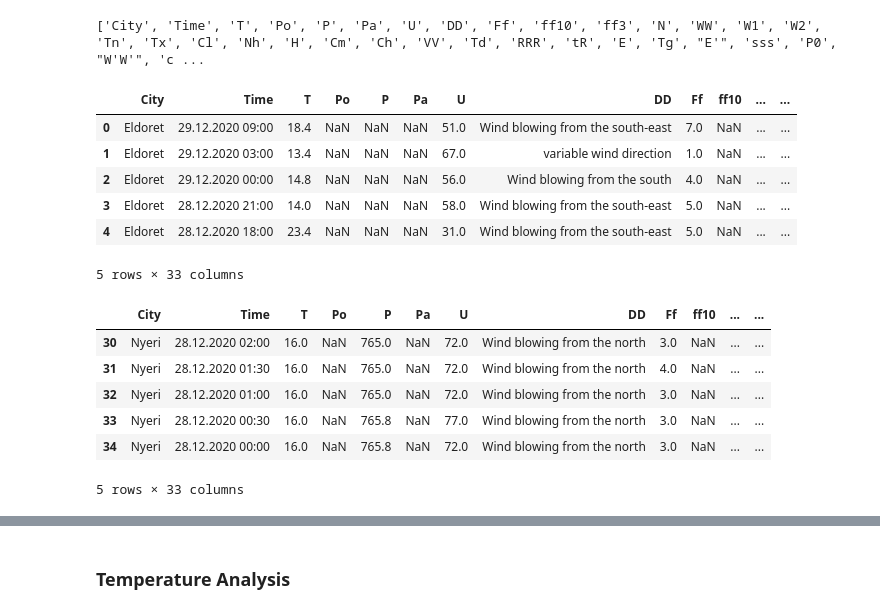
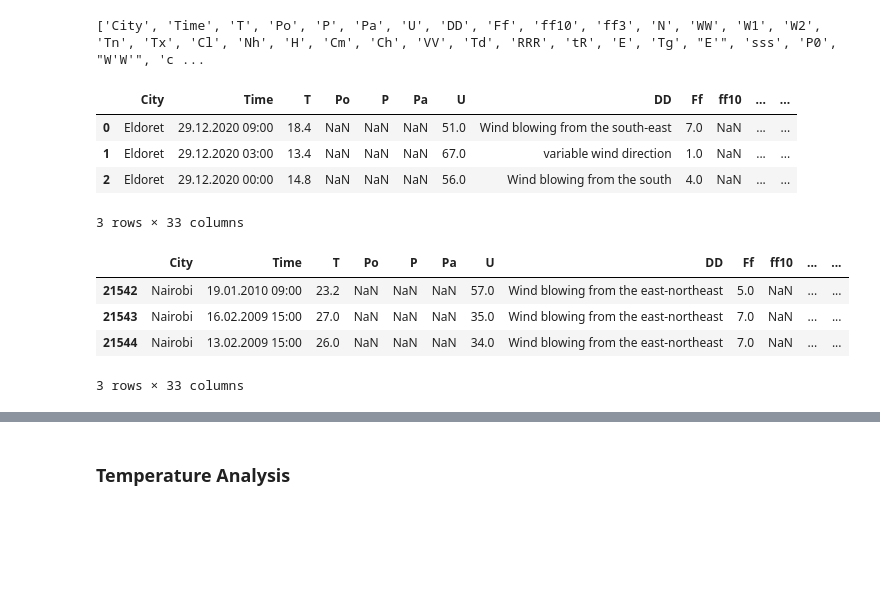
Before and after one commit to wkirui/Weather-Data-Analysis, a Jupyter notebook: Weather Scraper.ipynb, the cells around one changed output, grey strips where cells are left out. Saved outputs shown, nothing was run; the diff lists cells and outputs as text; code cells hidden in the pictures; blank space fills up the shorter version.

```diff
--- a/Weather Scraper.ipynb
+++ b/Weather Scraper.ipynb
@@ -64,26 +58,22 @@ print(cols)
 ['City', 'Time', 'T', 'Po', 'P', 'Pa', 'U', 'DD', 'Ff', 'ff10', 'ff3', 'N', 'WW', 'W1', 'W2', 'Tn', 'Tx', 'Cl', 'Nh', 'H', 'Cm', 'Ch', 'VV', 'Td', 'RRR', 'tR', 'E', 'Tg', "E'", 'sss', 'P0', "W'W'", 'c ...
 # %%
 # top rows
-data.head()
+data.head(3)
 # %% [output]
 |  | City | Time | T | Po | P | Pa | U | DD | Ff | ff10 | ... | ... |
 | 0 | Eldoret | 29.12.2020 09:00 | 18.4 | NaN | NaN | NaN | 51.0 | Wind blowing from the south-east | 7.0 | NaN | ... | ... |
 | 1 | Eldoret | 29.12.2020 03:00 | 13.4 | NaN | NaN | NaN | 67.0 | variable wind direction | 1.0 | NaN | ... | ... |
 | 2 | Eldoret | 29.12.2020 00:00 | 14.8 | NaN | NaN | NaN | 56.0 | Wind blowing from the south | 4.0 | NaN | ... | ... |
-| 3 | Eldoret | 28.12.2020 21:00 | 14.0 | NaN | NaN | NaN | 58.0 | Wind blowing from the south-east | 5.0 | NaN | ... | ... |
-| 4 | Eldoret | 28.12.2020 18:00 | 23.4 | NaN | NaN | NaN | 31.0 | Wind blowing from the south-east | 5.0 | NaN | ... | ... |
-5 rows × 33 columns
+3 rows × 33 columns
 # %%
 # bottom rows
-data.tail()
+data.tail(3)
 # %% [output]
 |  | City | Time | T | Po | P | Pa | U | DD | Ff | ff10 | ... | ... |
-| 30 | Nyeri | 28.12.2020 02:00 | 16.0 | NaN | 765.0 | NaN | 72.0 | Wind blowing from the north | 3.0 | NaN | ... | ... |
-| 31 | Nyeri | 28.12.2020 01:30 | 16.0 | NaN | 765.0 | NaN | 72.0 | Wind blowing from the north | 4.0 | NaN | ... | ... |
-| 32 | Nyeri | 28.12.2020 01:00 | 16.0 | NaN | 765.0 | NaN | 72.0 | Wind blowing from the north | 3.0 | NaN | ... | ... |
-| 33 | Nyeri | 28.12.2020 00:30 | 16.0 | NaN | 765.8 | NaN | 77.0 | Wind blowing from the north | 3.0 | NaN | ... | ... |
-| 34 | Nyeri | 28.12.2020 00:00 | 16.0 | NaN | 765.8 | NaN | 72.0 | Wind blowing from the north | 3.0 | NaN | ... | ... |
+| 21542 | Nairobi | 19.01.2010 09:00 | 23.2 | NaN | NaN | NaN | 57.0 | Wind blowing from the east-northeast | 5.0 | NaN | ... | ... |
+| 21543 | Nairobi | 16.02.2009 15:00 | 27.0 | NaN | NaN | NaN | 35.0 | Wind blowing from the east-northeast | 7.0 | NaN | ... | ... |
+| 21544 | Nairobi | 13.02.2009 15:00 | 26.0 | NaN | NaN | NaN | 34.0 | Wind blowing from the east-northeast | 7.0 | NaN | ... | ... |
-5 rows × 33 columns
+3 rows × 33 columns
 # %%
 # data info
 data.info()
```
Also changed, not shown: parts of 15 cells of this notebook.
